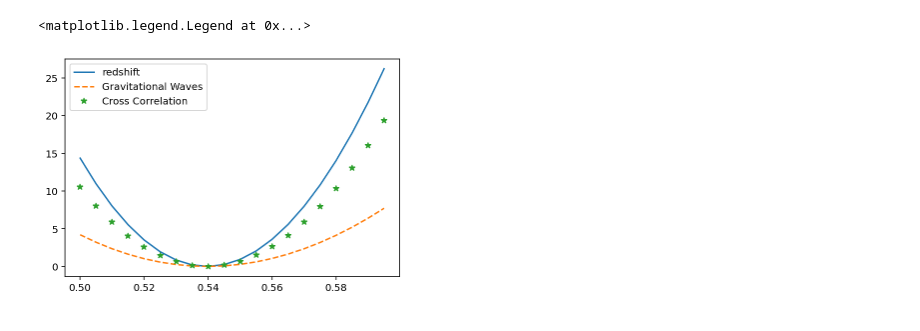
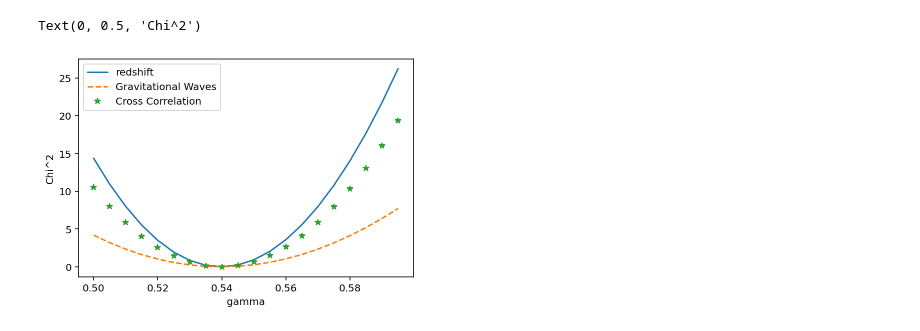
Before and after one commit to Sareva00/Tesi, a Jupyter notebook: Chi2confronto.ipynb, the cells around one changed output. Drawn from its saved outputs; the diff is of its cells as text; code cells hidden in the pictures.

```diff
--- a/Chi2confronto.ipynb
+++ b/Chi2confronto.ipynb
@@ -25,9 +25,11 @@ for k in range(len(gammas)):
 # %%
 plt.plot(gammas,interpol1(gammas),'-', gammas, interpol2(gammas), '--',gammas,interpol3(gammas), '*')
 plt.legend(['redshift', 'Gravitational Waves','Cross Correlation'])
+plt.xlabel(' gamma ')
+plt.ylabel('Chi^2')
 # %% [output]
-<matplotlib.legend.Legend at 0x...>
+Text(0, 0.5, 'Chi^2')
-[figure, old version]
+[figure, new version]
 # %%
 interpol1(0.4)
 # %% [output]
```
Also changed, not shown: parts of 1 cell of this notebook, 1 other file.
